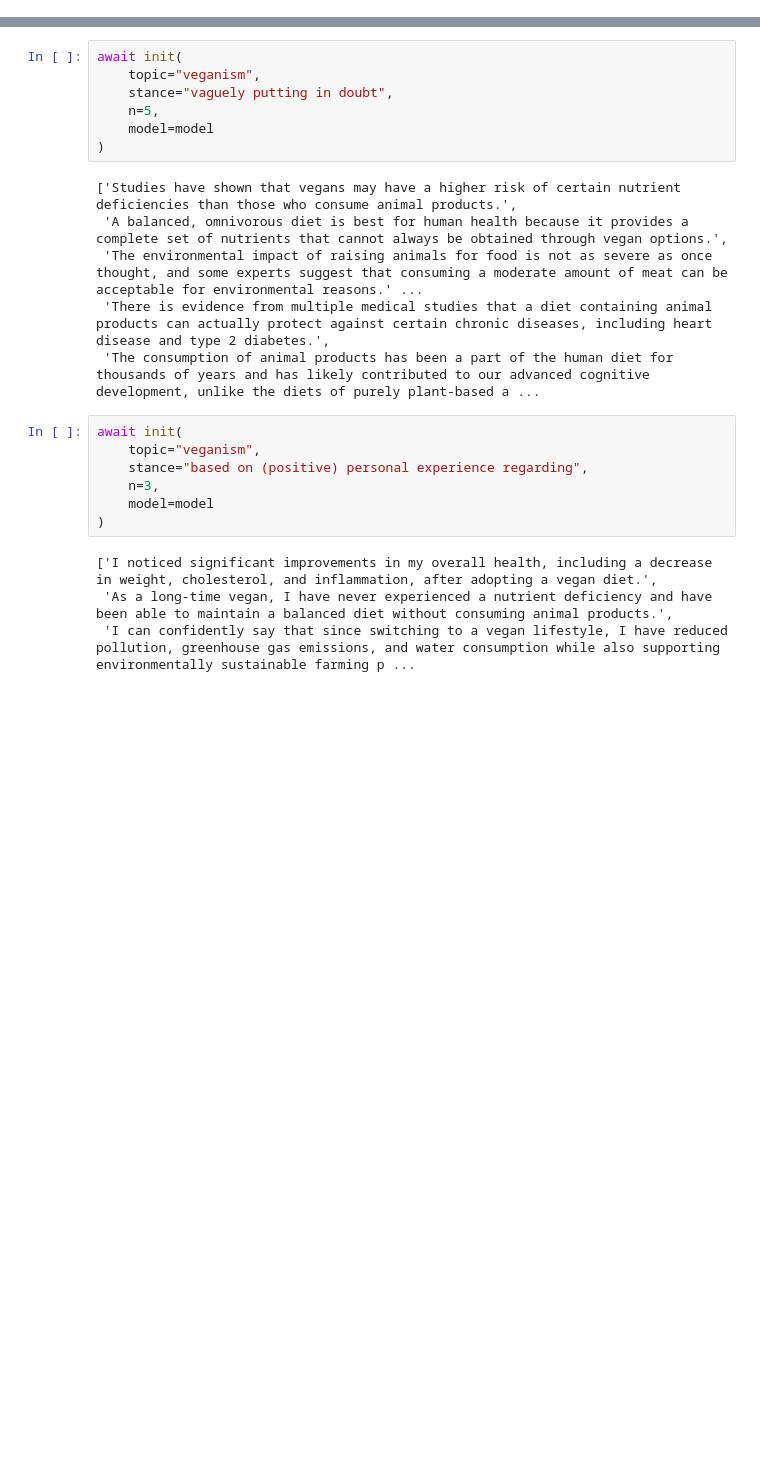
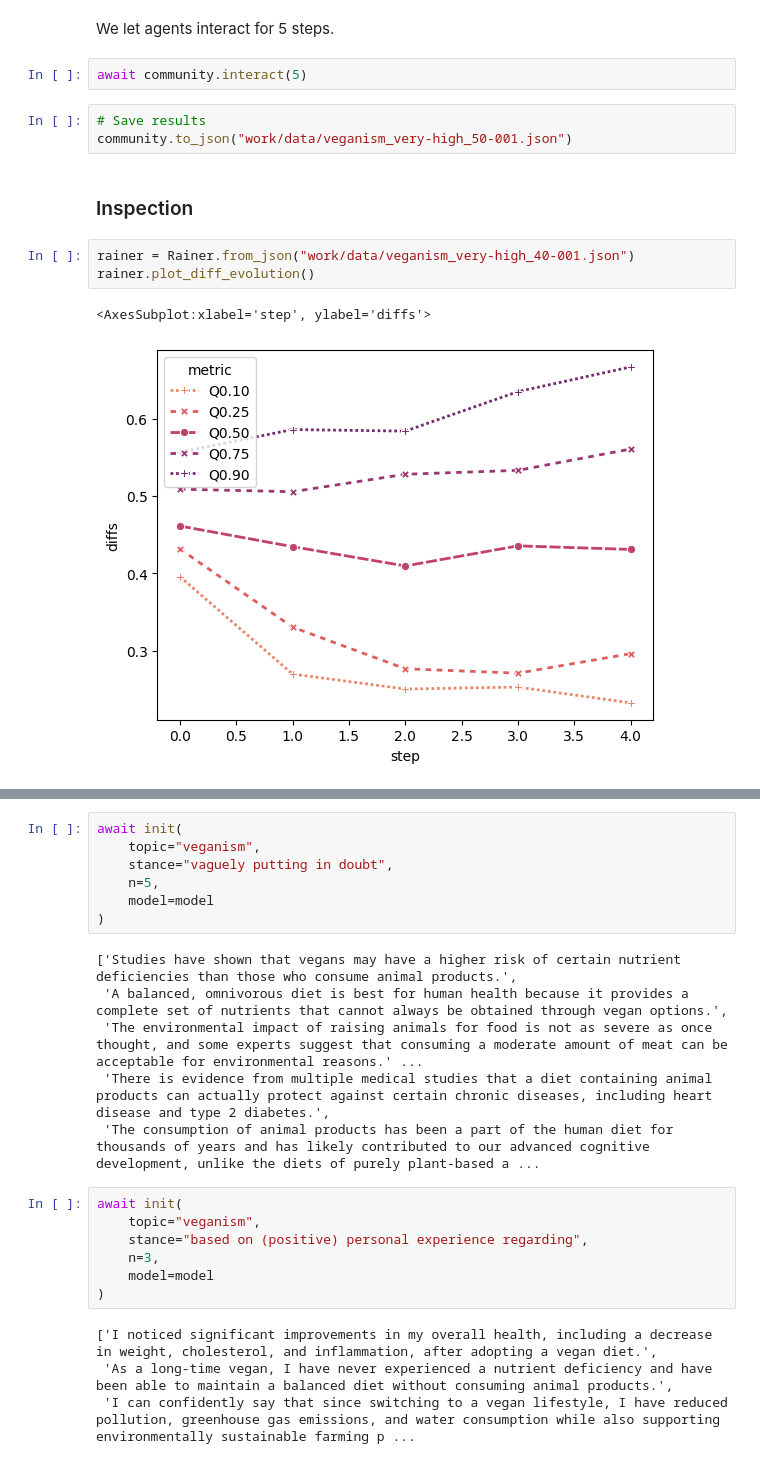
Before and after one commit to debatelab/genai-epistemology, a Jupyter notebook: notebooks/bounded_confidence_llm.ipynb, the cells around one changed output, grey strips where cells are left out. Saved outputs shown, nothing was run; the diff lists cells and outputs as text; blank space fills up the shorter version.

```diff
--- a/notebooks/bounded_confidence_llm.ipynb
+++ b/notebooks/bounded_confidence_llm.ipynb
@@ -109,0 +488,15 @@ async def agreement(own, other):
+# %% [markdown]
+We let agents interact for 5 steps.
+# %%
+await community.interact(5)
+# %%
+# Save results
+community.to_json("work/data/veganism_very-high_50-001.json")
+# %% [markdown]
+### Inspection
+# %%
+rainer = Rainer.from_json("work/data/veganism_very-high_40-001.json")
+rainer.plot_diff_evolution()
+# %% [output]
+<AxesSubplot:xlabel='step', ylabel='diffs'>
+[figure, added]
```
Also changed, not shown: parts of 73 cells of this notebook.
